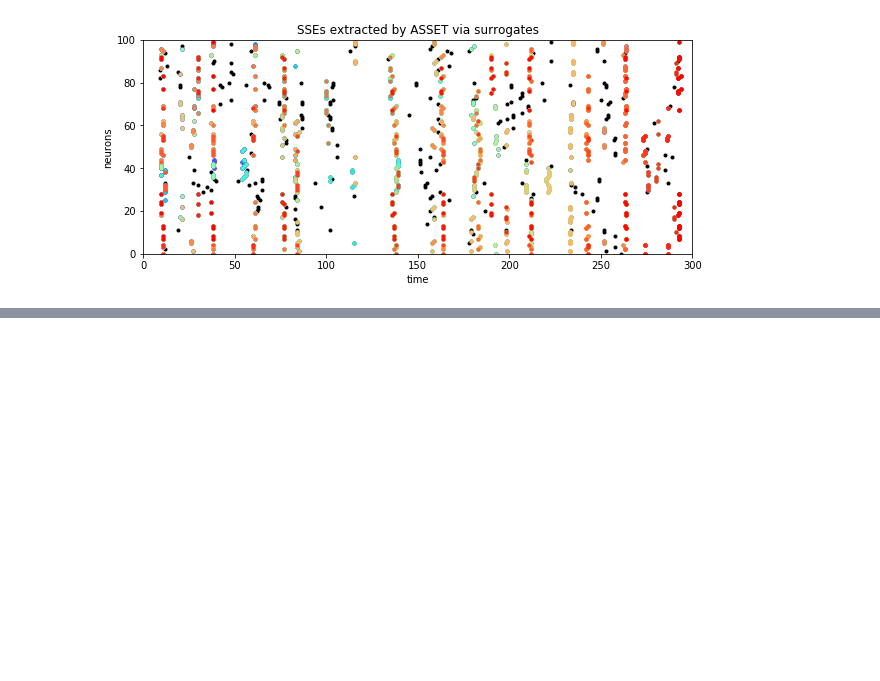
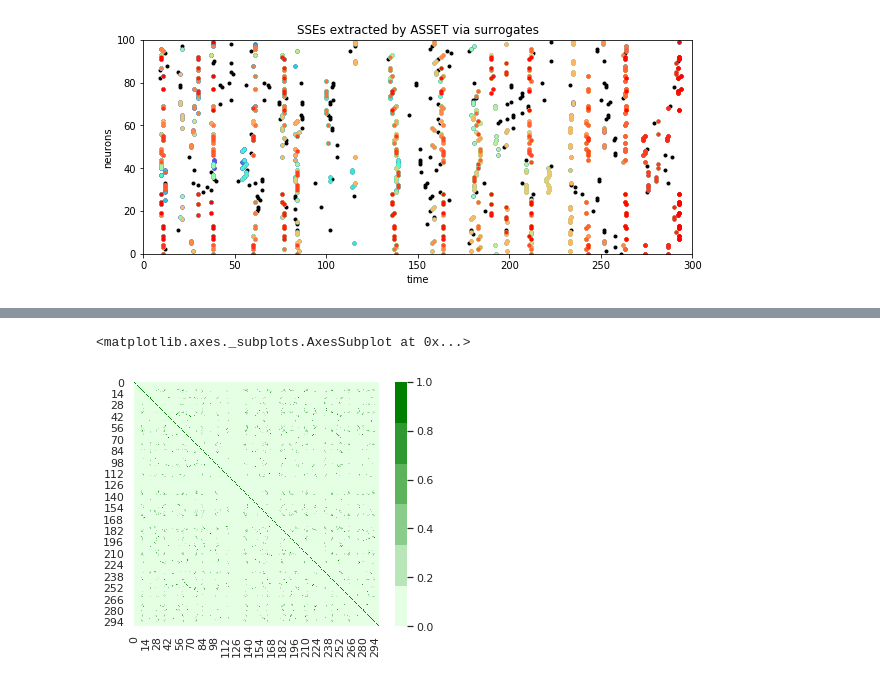
Before and after one commit to stellalessandra/pcp_use_cases, a Jupyter notebook: ASSET/asset_analysis_JN.ipynb, the cells around one changed output, grey strips where cells are left out. Saved outputs shown, nothing was run; the diff lists cells and outputs as text; code cells hidden in the pictures; blank space fills up the shorter version.

```diff
--- a/ASSET/asset_analysis_JN.ipynb
+++ b/ASSET/asset_analysis_JN.ipynb
@@ -376,0 +405,20 @@ fig1.savefig(path + 'scatterplot_sse_montecarlo%i.png' % number_of_channels)
+# %%
+import seaborn as sns
+sns.set(style="white")
+
+# # Generate a mask for the upper triangle
+# mask = np.zeros_like(corr, dtype=np.bool)
+# mask[np.triu_indices_from(mask)] = True
+
+# Set up the matplotlib figure
+f, ax = plt.subplots(figsize=(5.5, 4.5))
+
+# Generate a custom diverging colormap
+cmap = sns.diverging_palette(220, 10, as_cmap=True)
+cmap = sns.light_palette("green")
+
+# Draw the heatmap with the mask and correct aspect ratio
+sns.heatmap(imat, cmap=cmap)
+# %% [output]
+<matplotlib.axes._subplots.AxesSubplot at 0x...>
+[figure, added]
```
Also changed, not shown: parts of 6 cells of this notebook, 2 other files.
